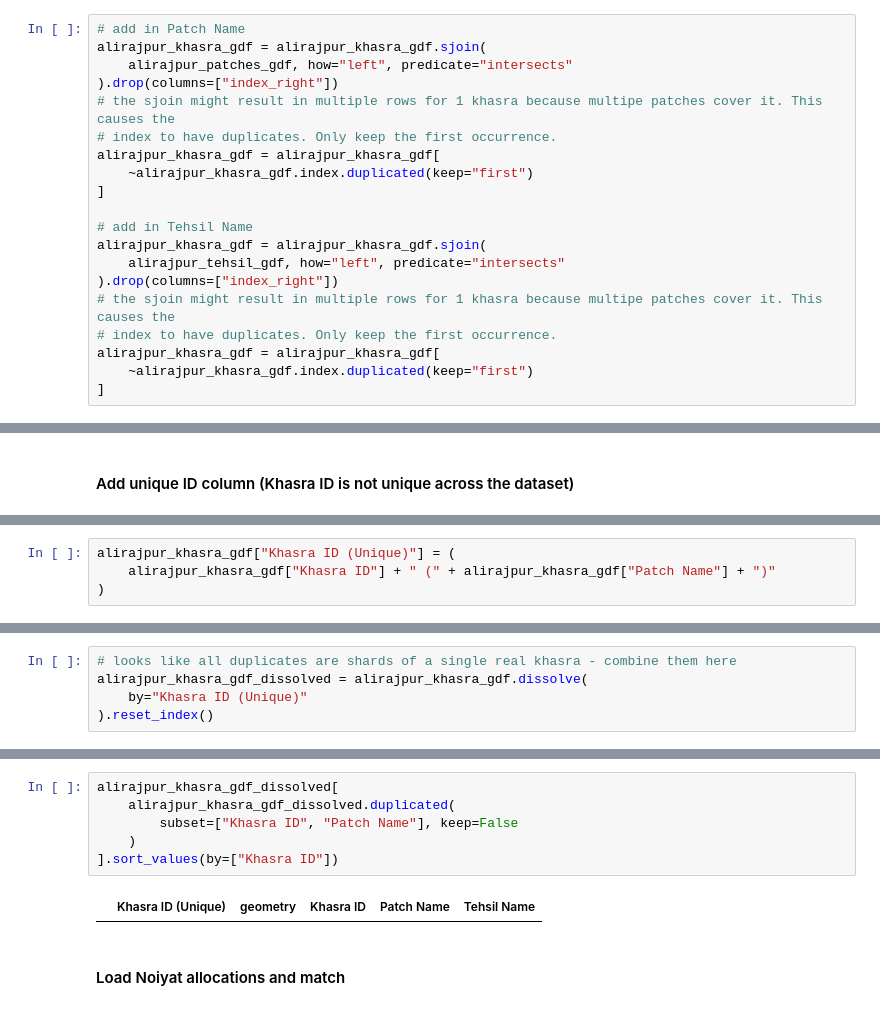
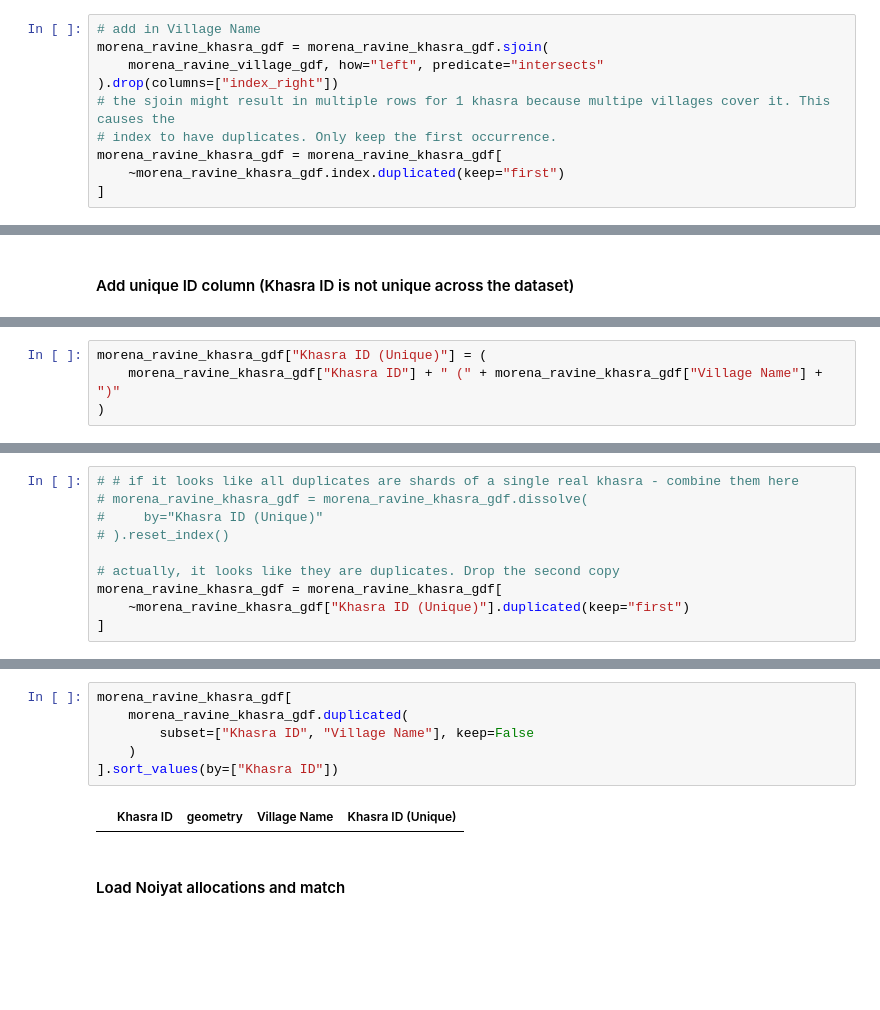
Before and after one commit to IDinsight/idinsight-solar-parks, a Jupyter notebook: notebooks/solar_parks_01_preprocessing.ipynb, the cells around one changed output, grey strips where cells are left out. Saved outputs shown, nothing was run; the diff lists cells and outputs as text; blank space fills up the shorter version.

```diff
--- a/notebooks/solar_parks_01_preprocessing.ipynb
+++ b/notebooks/solar_parks_01_preprocessing.ipynb
@@ -1780,20 +1771,10 @@ True
 # %%
-# add in Patch Name
-alirajpur_khasra_gdf = alirajpur_khasra_gdf.sjoin(
-    alirajpur_patches_gdf, how="left", predicate="intersects"
+# add in Village Name
+morena_ravine_khasra_gdf = morena_ravine_khasra_gdf.sjoin(
+    morena_ravine_village_gdf, how="left", predicate="intersects"
 ).drop(columns=["index_right"])
-# the sjoin might result in multiple rows for 1 khasra because multipe patches cover it. This causes the
+# the sjoin might result in multiple rows for 1 khasra because multipe villages cover it. This causes the
 # index to have duplicates. Only keep the first occurrence.
-alirajpur_khasra_gdf = alirajpur_khasra_gdf[
-    ~alirajpur_khasra_gdf.index.duplicated(keep="first")
+morena_ravine_khasra_gdf = morena_ravine_khasra_gdf[
+    ~morena_ravine_khasra_gdf.index.duplicated(keep="first")
 ]
-
-# add in Tehsil Name
-alirajpur_khasra_gdf = alirajpur_khasra_gdf.sjoin(
-    alirajpur_tehsil_gdf, how="left", predicate="intersects"
-).drop(columns=["index_right"])
-# the sjoin might result in multiple rows for 1 khasra because multipe patches cover it. This causes the
-# index to have duplicates. Only keep the first occurrence.
-alirajpur_khasra_gdf = alirajpur_khasra_gdf[
-    ~alirajpur_khasra_gdf.index.duplicated(keep="first")
-]
@@ -1836,6 +1812,6 @@ alirajpur_khasra_gdf["Khasra ID"].duplicated().sum()
 # %%
-alirajpur_khasra_gdf["Khasra ID (Unique)"] = (
-    alirajpur_khasra_gdf["Khasra ID"] + " (" + alirajpur_khasra_gdf["Patch Name"] + ")"
+morena_ravine_khasra_gdf["Khasra ID (Unique)"] = (
+    morena_ravine_khasra_gdf["Khasra ID"] + " (" + morena_ravine_khasra_gdf["Village Name"] + ")"
 )
 # %%
 # without the "add_suffix_to_duplicates()" function, we can see the duplicates
@@ -1869,8 +1860,13 @@ for khasra_id in tqdm(duplicated_khasraID_list[:100]):
     plt.savefig(image_path / f"{khasra_id.replace('/', '_')}.png")
     plt.close()
 # %%
-# looks like all duplicates are shards of a single real khasra - combine them here
-alirajpur_khasra_gdf_dissolved = alirajpur_khasra_gdf.dissolve(
-    by="Khasra ID (Unique)"
-).reset_index()
+# # if it looks like all duplicates are shards of a single real khasra - combine them here
+# morena_ravine_khasra_gdf = morena_ravine_khasra_gdf.dissolve(
+#     by="Khasra ID (Unique)"
+# ).reset_index()
+
+# actually, it looks like they are duplicates. Drop the second copy
+morena_ravine_khasra_gdf = morena_ravine_khasra_gdf[
+    ~morena_ravine_khasra_gdf["Khasra ID (Unique)"].duplicated(keep="first")
+]
 # %%
@@ -1878,13 +1874,13 @@ alirajpur_khasra_gdf_dissolved["Khasra ID (Unique)"].duplicated().sum()
 # %% [output]
 0
 # %%
-alirajpur_khasra_gdf_dissolved[
-    alirajpur_khasra_gdf_dissolved.duplicated(
-        subset=["Khasra ID", "Patch Name"], keep=False
+morena_ravine_khasra_gdf[
+    morena_ravine_khasra_gdf.duplicated(
+        subset=["Khasra ID", "Village Name"], keep=False
     )
 ].sort_values(by=["Khasra ID"])
 # %% [output]
-|  | Khasra ID (Unique) | geometry | Khasra ID | Patch Name | Tehsil Name |
+|  | Khasra ID | geometry | Village Name | Khasra ID (Unique) |
 # %% [markdown]
 #### Load Noiyat allocations and match
 # %%
```
Also changed, not shown: parts of 23 cells of this notebook.
